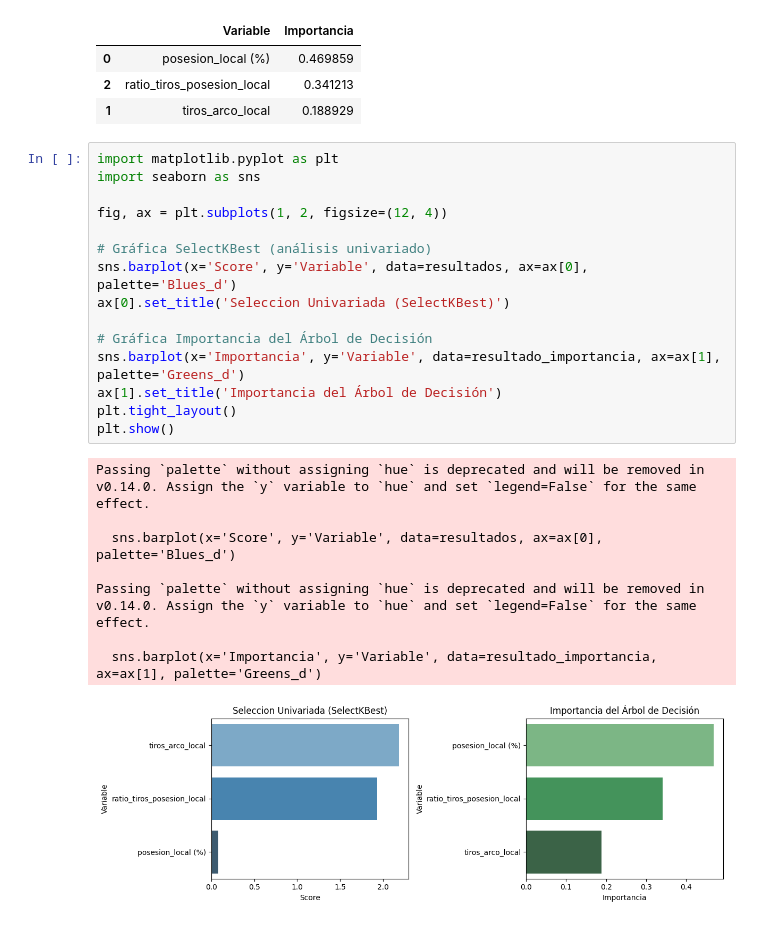
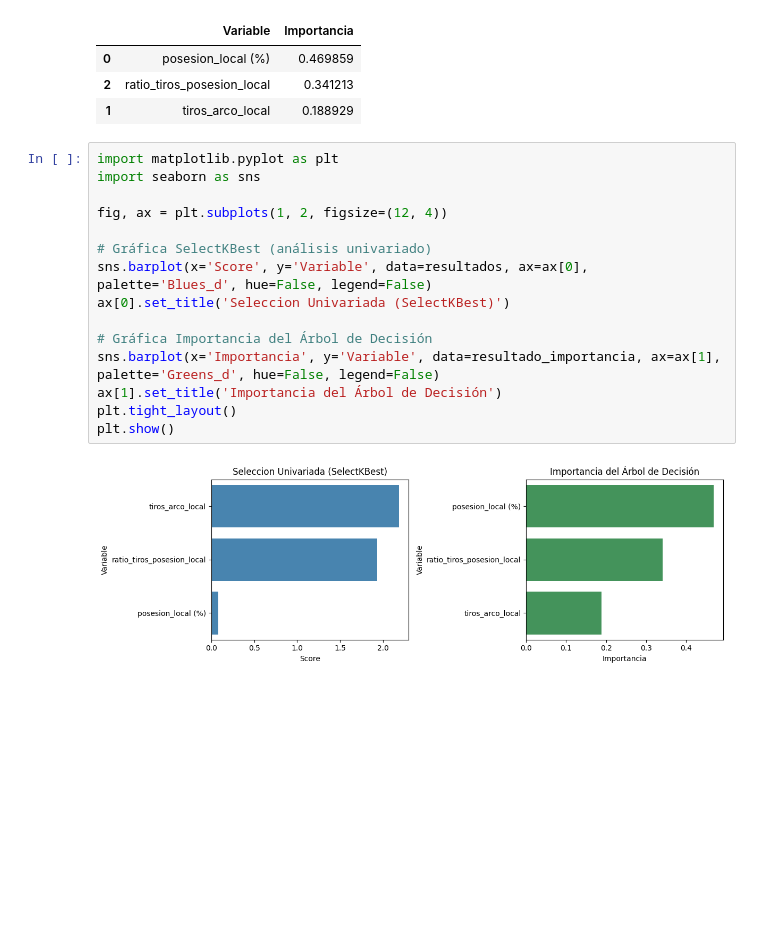
Before and after one commit to kevin-dulche/Fundamentos_Machine_Learning, a Jupyter notebook: Contenido/03_Ingenieria_de_Caracteristicas/02_Seleccion_de_caracteristicas.ipynb, the cells around one changed output. Cells and saved outputs as stored; diff of their text form; blank space fills up the shorter version.

```diff
--- a/Contenido/03_Ingenieria_de_Caracteristicas/02_Seleccion_de_caracteristicas.ipynb
+++ b/Contenido/03_Ingenieria_de_Caracteristicas/02_Seleccion_de_caracteristicas.ipynb
@@ -58,24 +58,17 @@ resultado_importancia
 # %%
 import matplotlib.pyplot as plt
 import seaborn as sns
 
 fig, ax = plt.subplots(1, 2, figsize=(12, 4))
 
 # Gráfica SelectKBest (análisis univariado)
-sns.barplot(x='Score', y='Variable', data=resultados, ax=ax[0], palette='Blues_d')
+sns.barplot(x='Score', y='Variable', data=resultados, ax=ax[0], palette='Blues_d', hue=False, legend=False)
 ax[0].set_title('Seleccion Univariada (SelectKBest)')
 
 # Gráfica Importancia del Árbol de Decisión
-sns.barplot(x='Importancia', y='Variable', data=resultado_importancia, ax=ax[1], palette='Greens_d')
+sns.barplot(x='Importancia', y='Variable', data=resultado_importancia, ax=ax[1], palette='Greens_d', hue=False, legend=False)
 ax[1].set_title('Importancia del Árbol de Decisión')
 plt.tight_layout()
 plt.show()
 # %% [output]
-Passing `palette` without assigning `hue` is deprecated and will be removed in v0.14.0. Assign the `y` variable to `hue` and set `legend=False` for the same effect.
-
-  sns.barplot(x='Score', y='Variable', data=resultados, ax=ax[0], palette='Blues_d')
-
-Passing `palette` without assigning `hue` is deprecated and will be removed in v0.14.0. Assign the `y` variable to `hue` and set `legend=False` for the same effect.
-
-  sns.barplot(x='Importancia', y='Variable', data=resultado_importancia, ax=ax[1], palette='Greens_d')
-[figure, old version]
+[figure, new version]
```
Also changed, not shown: parts of 4 cells of this notebook.
